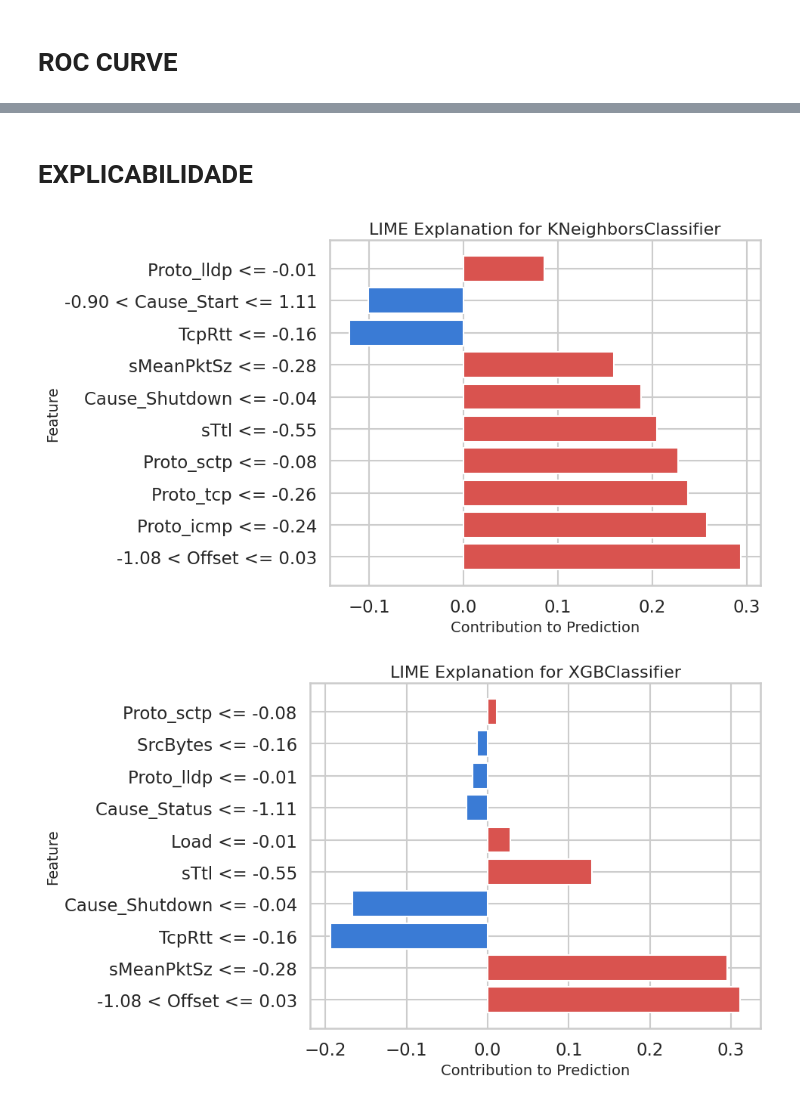
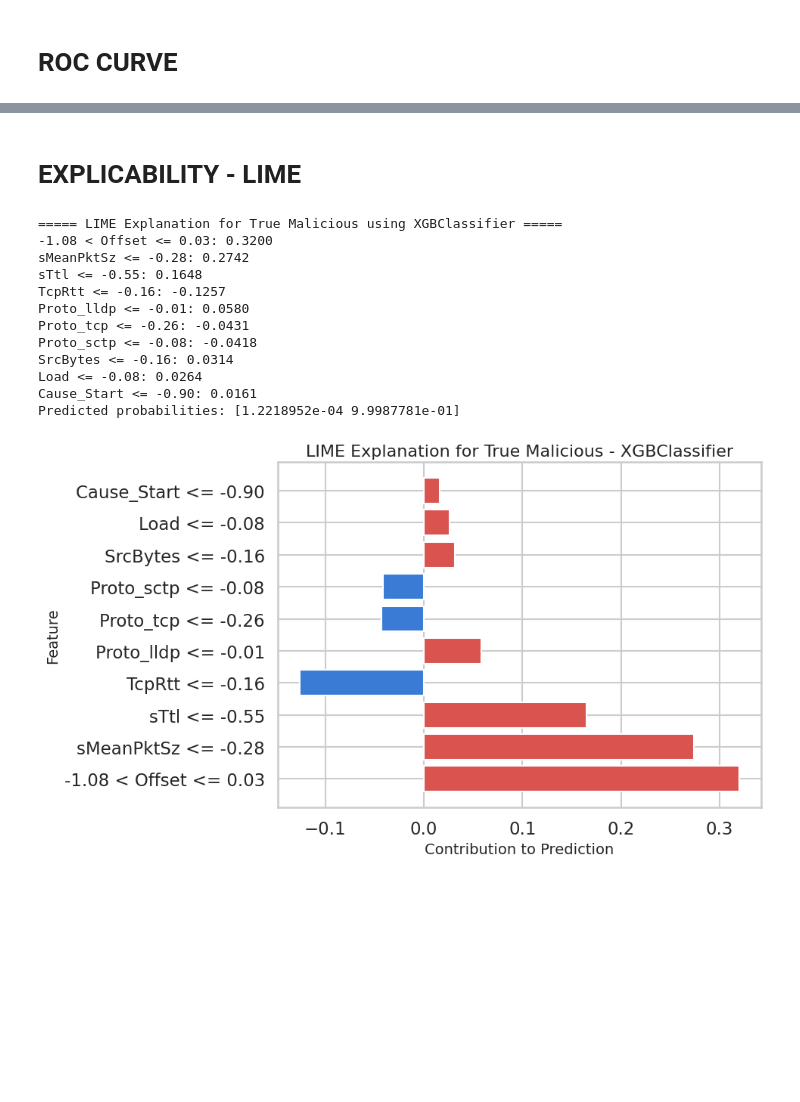
Before and after one commit to j3les-0/DDoS-XAI-Detection, a Jupyter notebook: XAI_DDoS.ipynb, the cells around one changed output, grey strips where cells are left out. Drawn from its saved outputs; the diff is of its cells as text; code cells hidden in the pictures; blank space fills up the shorter version.

```diff
--- a/XAI_DDoS.ipynb
+++ b/XAI_DDoS.ipynb
@@ -135,7 +154,7 @@ First 5 rows of the shuffled DataFrame:
 sample_fraction = 1/60
 random_seed = 42
 ATTACK_TYPE_COLUMN = 'Attack Type'
-DOS_ATTACK_LABELS = ['UDPFlood', 'SYNFlood', 'HTTPFlood', 'SlowrateDoS']
+DOS_ATTACK_LABELS = ['UDPFlood', 'SYNFlood', 'HTTPFlood', 'SlowrateDoS', 'ICMPFlood']
 
 # > Balancing dataset, cleaning non-DoS attacks and one-hot encoding features
 if shuffled_df.shape[0] > 0:
@@ -174,7 +193,7 @@ if shuffled_df.shape[0] > 0:
     sampled_df = pd.concat([sampled_normal, sampled_malicious]).sample(frac=1, random_state=random_seed).reset_index(drop=True)
 
     if not sampled_df.empty:
-        print(f"Sampled data to {sampled_df.shape[0]} rows (targeting 70% Benign, 30% Malicious DoS attacks).")
+        print(f"Sampled data to {sampled_df.shape[0]} rows")
         final_proportions = sampled_df['Label'].value_counts(normalize=True)
         if (abs(final_proportions.get('Benign', 0) - desired_normal_proportion) > 0.01 or
             abs(final_proportions.get('Malicious', 0) - desired_malicious_proportion) > 0.01):
@@ -634,54 +672,78 @@ plt.close()
-# %% [markdown]
-# **EXPLICABILIDADE**
+# %% [markdown]
+# **EXPLICABILITY - LIME**
 # %%
 sns.set(style="whitegrid", context='talk')
 
 selected_models = {
-    'KNeighborsClassifier': models['KNeighborsClassifier'],
     'XGBClassifier': models['XGBClassifier'],
-    'GradientBoostingClassifier': models['GradientBoostingClassifier']
 }
 
 feature_names = X_train_scaled_df.columns.tolist()
 
 explainer_lime = lime.lime_tabular.LimeTabularExplainer(
     training_data=X_train_scaled_df.values,
     feature_names=feature_names,
     class_names=['Benign', 'Malicious'],
     mode='classification',
-    discretize_continuous=True
+    discretize_continuous=True,
+    random_state=42
 )
 
-test_instance = X_test_scaled_df.iloc[0].values
 
-for model_name, model in selected_models.items():
-    if hasattr(model, "predict_proba"):
-        predict_fn = model.predict_proba
-    else:
-        predict_fn = lambda x: np.array([model.predict(x)]).T
+y_pred = models['XGBClassifier'].predict(X_test_scaled_df)
+
+
+tp_mask = (y_test.values == 1) & (y_pred == 1)
+tp_positions = np.where(tp_mask)[0]
+
+if len(tp_positions) == 0:
+    print("Warning: No true positives found!")
+else:
+    true_malicious_idx = tp_positions[0]
+    test_instance = X_test_scaled_df.iloc[true_malicious_idx].values
+
+    model = models['XGBClassifier']
+
+    print(f"\n===== LIME Explanation for True Malicious using XGBClassifier =====")
 
     exp = explainer_lime.explain_instance(
         data_row=test_instance,
-        predict_fn=predict_fn,
+        predict_fn=model.predict_proba
     )
 
-    # Retrieve feature contributions
+
     contribs = exp.as_list()
     features, weights = zip(*contribs)
 
-    colors = ['#D9534F' if w > 0 else '#3A7BD5' for w in weights]
 
-    # Start new figure for each model
+    for feature, weight in contribs:
+        print(f"{feature}: {weight:.4f}")
+
+    print("Predicted probabilities:", exp.predict_proba)
+
+    # Plot
     plt.figure(figsize=(10, 6))
-    for i, (feature, weight, color) in enumerate(zip(features, weights, colors)):
+    for i, (feature, weight) in enumerate(zip(features, weights)):
+        color = '#D9534F' if weight > 0 else '#3A7BD5'
         plt.barh(i, weight, color=color)
+
     plt.yticks(range(len(features)), features)
-    plt.title(f'LIME Explanation for {model_name}', fontsize=16)
+    plt.title(f'LIME Explanation for True Malicious - XGBClassifier', fontsize=16)
     plt.xlabel('Contribution to Prediction', fontsize=14)
     plt.ylabel('Feature', fontsize=14)
     plt.tight_layout()
     plt.show()
-    plt.close()  # Close figure to avoid overlap with next
 # %% [output]
+===== LIME Explanation for True Malicious using XGBClassifier =====
+-1.08 < Offset <= 0.03: 0.3200
+sMeanPktSz <= -0.28: 0.2742
+sTtl <= -0.55: 0.1648
+TcpRtt <= -0.16: -0.1257
+Proto_lldp <= -0.01: 0.0580
+Proto_tcp <= -0.26: -0.0431
+Proto_sctp <= -0.08: -0.0418
+SrcBytes <= -0.16: 0.0314
+Load <= -0.08: 0.0264
+Cause_Start <= -0.90: 0.0161
+Predicted probabilities: [1.2218952e-04 9.9987781e-01]
-[figure, old version]
+[figure, new version]
-[figure, removed]
```
Also changed, not shown: parts of 11 cells of this notebook.
